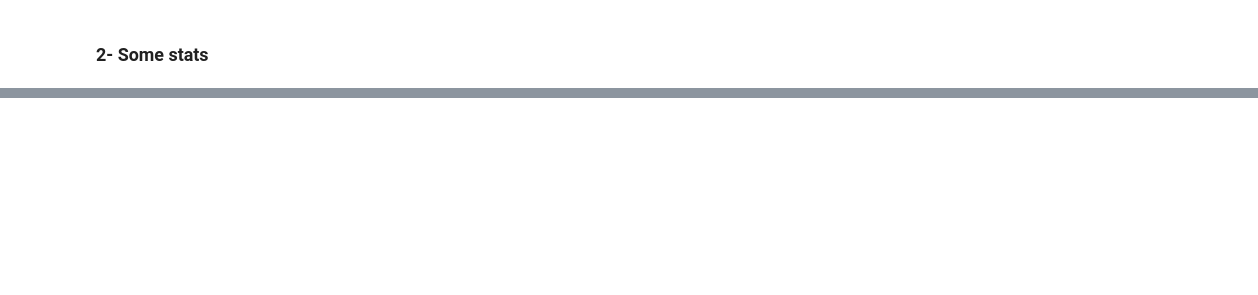
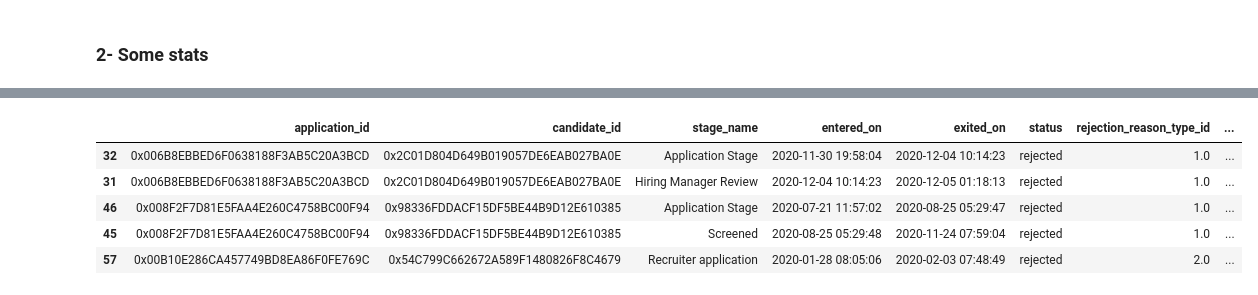
Before and after one commit to pepeette/ExerciseAGD, a Jupyter notebook: Test.ipynb, the cells around one changed output, grey strips where cells are left out. Cells and saved outputs as stored; diff of their text form; code cells hidden in the pictures; blank space fills up the shorter version.

```diff
--- a/Test.ipynb
+++ b/Test.ipynb
@@ -157,2 +170,10 @@ Name: stage_name, dtype: float64
 # %%
 # NEXT STEP : clean data as spelling mistake made data illogical
+# %%
+df['stage_name'] = df['stage_name'].replace({
+    'Recruiter aplication': 'Recruiter application',
+    'Recruiter applicaton': 'Recruiter application',
+    'Recruiter applicaton': 'Recruiter application'
+})
+stage_counts = df['stage_name'].value_counts(normalize = True)
+stage_counts
@@ -200,0 +257,13 @@ Name: source_id, Length: 91, dtype: int64
+# %%
+#is application id matching candidate id
+duplicates = df.duplicated(subset=['application_id', 'candidate_id'], keep=False)
+df_duplicates = df[duplicates].sort_values(['application_id','candidate_id','entered_on'])
+#df_duplicates["application_id"].nunique(), df_duplicates["candidate_id"].nunique(),
+df_duplicates.head()
+# %% [output]
+|  | application_id | candidate_id | stage_name | entered_on | exited_on | status | rejection_reason_type_id | ... |
+| 32 | 0x006B8EBBED6F0638188F3AB5C20A3BCD | 0x2C01D804D649B019057DE6EAB027BA0E | Application Stage | 2020-11-30 19:58:04 | 2020-12-04 10:14:23 | rejected | 1.0 | ... |
+| 31 | 0x006B8EBBED6F0638188F3AB5C20A3BCD | 0x2C01D804D649B019057DE6EAB027BA0E | Hiring Manager Review | 2020-12-04 10:14:23 | 2020-12-05 01:18:13 | rejected | 1.0 | ... |
+| 46 | 0x008F2F7D81E5FAA4E260C4758BC00F94 | 0x98336FDDACF15DF5BE44B9D12E610385 | Application Stage | 2020-07-21 11:57:02 | 2020-08-25 05:29:47 | rejected | 1.0 | ... |
+| 45 | 0x008F2F7D81E5FAA4E260C4758BC00F94 | 0x98336FDDACF15DF5BE44B9D12E610385 | Screened | 2020-08-25 05:29:48 | 2020-11-24 07:59:04 | rejected | 1.0 | ... |
+| 57 | 0x00B10E286CA457749BD8EA86F0FE769C | 0x54C799C662672A589F1480826F8C4679 | Recruiter application | 2020-01-28 08:05:06 | 2020-02-03 07:48:49 | rejected | 2.0 | ... |
```
Also changed, not shown: parts of 31 cells of this notebook.
